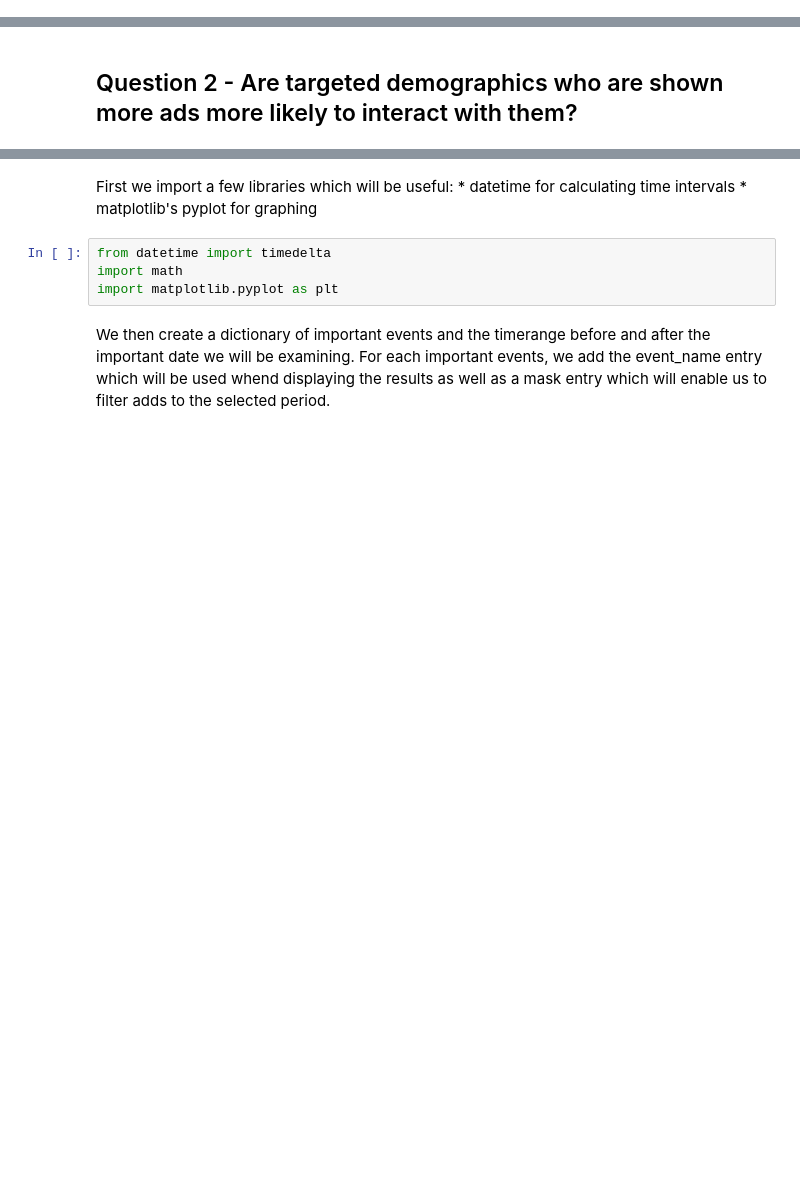
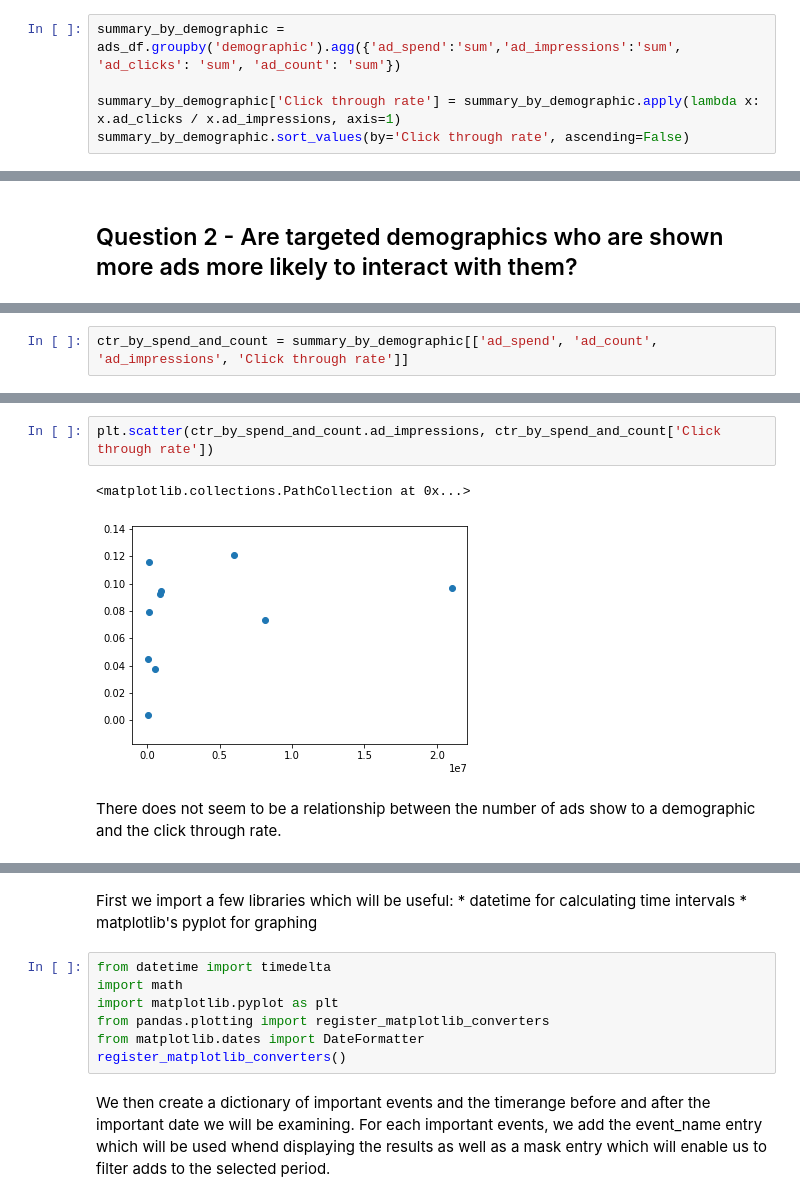
Before and after one commit to ALotOfData/data-512-a5, a Jupyter notebook: src/analysis.ipynb, the cells around one changed output, grey strips where cells are left out. Cells and saved outputs as stored; diff of their text form; blank space fills up the shorter version.

```diff
--- a/src/analysis.ipynb
+++ b/src/analysis.ipynb
@@ -1374,0 +46,5 @@ liberal,democrats,friends,social,democratic,anti,democracy,liberalism,bernie,san
+# %%
+summary_by_demographic = ads_df.groupby('demographic').agg({'ad_spend':'sum','ad_impressions':'sum', 'ad_clicks': 'sum', 'ad_count': 'sum'})
+
+summary_by_demographic['Click through rate'] = summary_by_demographic.apply(lambda x: x.ad_clicks / x.ad_impressions, axis=1)
+summary_by_demographic.sort_values(by='Click through rate', ascending=False)
@@ -1416,0 +81,2 @@ aggregated_demographic
+# %%
+ctr_by_spend_and_count = summary_by_demographic[['ad_spend', 'ad_count', 'ad_impressions', 'Click through rate']]
@@ -1417,3 +98,10 @@ aggregated_demographic
+# %%
+plt.scatter(ctr_by_spend_and_count.ad_impressions, ctr_by_spend_and_count['Click through rate'])
+# %% [output]
+<matplotlib.collections.PathCollection at 0x...>
+[figure, added]
+# %% [markdown]
+There does not seem to be a relationship between the number of ads show to a demographic and the click through rate.
 # %% [markdown]
 ## Question 3 - How did the amount of ads seen by targeted demographics change preceding political events?
 
@@ -1438,6 +126,9 @@ First we import a few libraries which will be useful:
 from datetime import timedelta
 import math
 import matplotlib.pyplot as plt
+from pandas.plotting import register_matplotlib_converters
+from matplotlib.dates import DateFormatter
+register_matplotlib_converters()
 # %% [markdown]
 We then create a dictionary of important events and the timerange before and after the important date we will be examining. For each important events, we add the event_name entry which will be used whend displaying the results as well as a mask entry which will enable us to filter adds to the selected period.
 # %%
```
Also changed, not shown: parts of 123 cells of this notebook, 3 other files.
